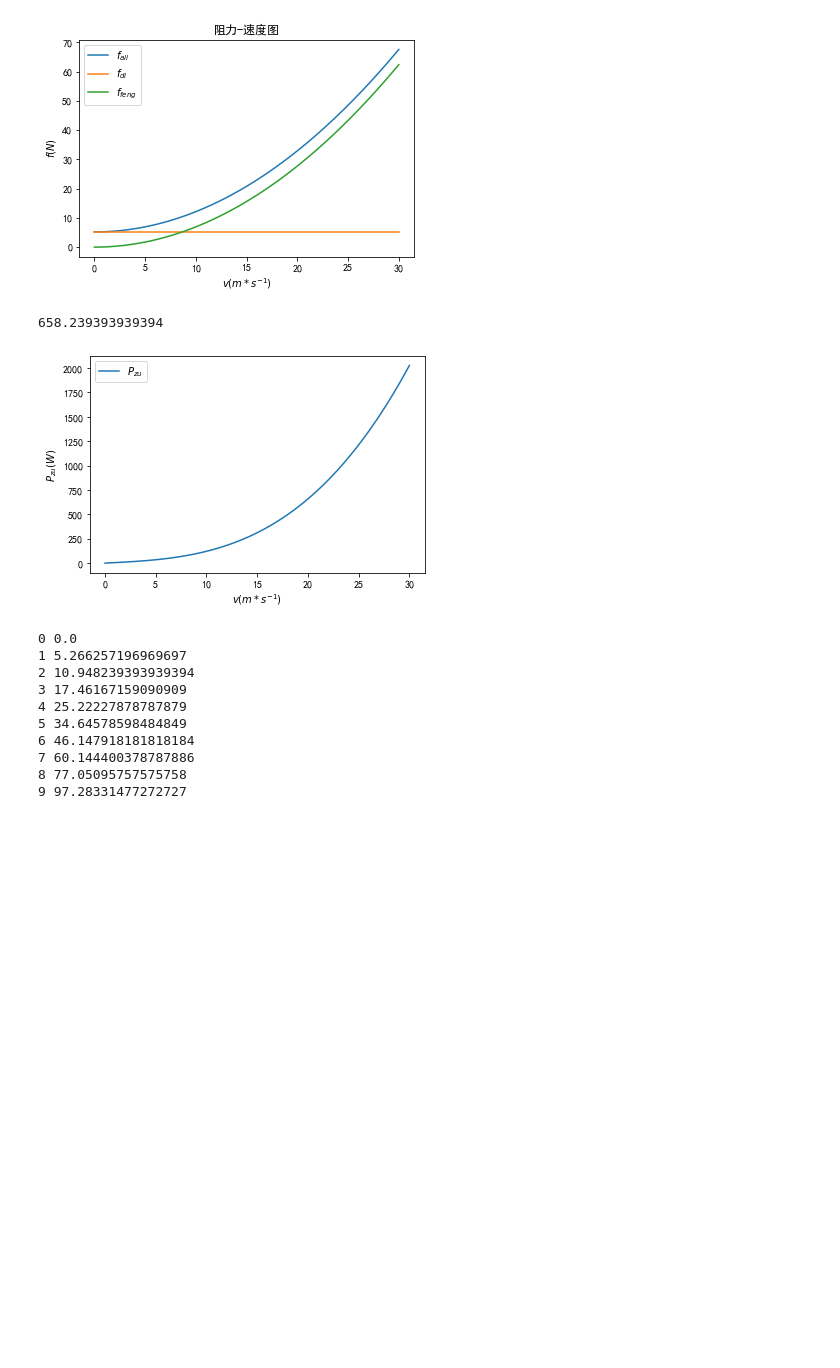
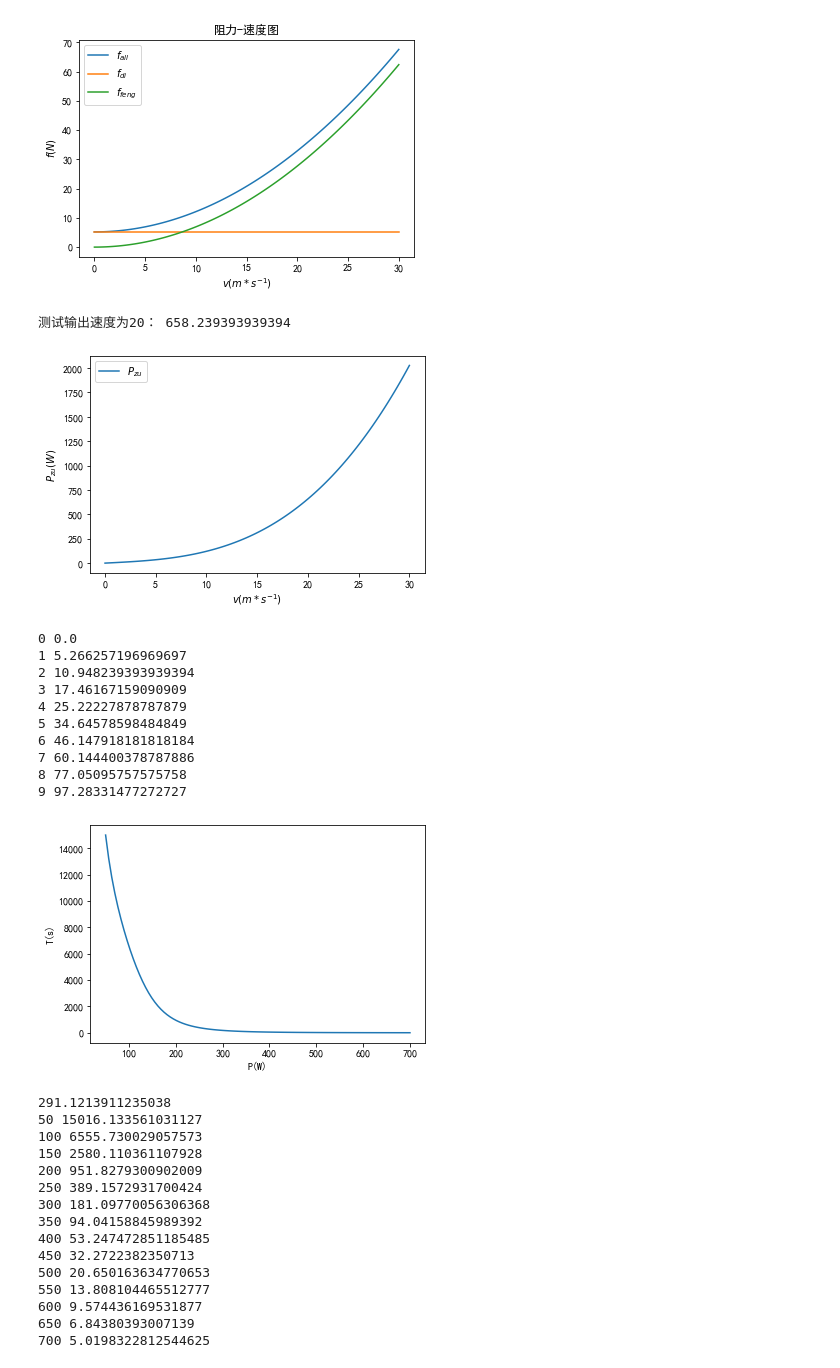
Before and after one commit to weiyongsen/2022model, a Jupyter notebook: data.ipynb, the cells around one changed output. Cells and saved outputs as stored; diff of their text form; code cells hidden in the pictures; blank space fills up the shorter version.

```diff
--- a/data.ipynb
+++ b/data.ipynb
@@ -46,7 +47,7 @@ plt.show()
 [figure]
 # %%
 # 测试输出
-print(20*(f2(20)+y1))
+print("测试输出速度为20：",20*(f2(20)+y1))
 
 plt.figure(2)
 P_zu = y * x
@@ -59,7 +60,7 @@ plt.show()
 for i in range(10):
     print(i, i*(f2(i)+y1))
 # %% [output]
-658.239393939394
+测试输出速度为20： 658.239393939394
 [figure]
 0 0.0
 1 5.266257196969697
@@ -71,11 +72,45 @@ for i in range(10):
 7 60.144400378787886
 8 77.05095757575758
 9 97.28331477272727
-# %%
-# 刻画人的功率-耐力曲线    T-P曲线
-##
-def sigma2(P, v):       # P是人体功率， v是当前速度
-    if P < sigma1:
-        return 0
-    else:
-        return P - sigma1
+# %%
+# 刻画人的功率-耐力曲线    T-P曲线
+W_max = 2403.5e3  # 最大的功率
+alpha = 0.1   # 一个比率
+
+def sigma2(P):       # P是人体功率， v是当前速度
+    if P < sigma1:
+        return 0
+    else:
+        return P - sigma1
+
+def T(P):
+    return W_max / ( (2.38969595e-06*(P-42)**3+3.2) *P)
+
+p = np.linspace(50,700,100)
+t = T(p)
+plt.plot(p,t)
+plt.xlabel("P(W)")
+plt.ylabel("T(s)")
+plt.show()
+
+print(T(43)/60)
+for i in range(50,701):
+    if i % 50 == 0:
+        print(i,T(i))
+# %% [output]
+[figure, added]
+291.1213911235038
+50 15016.133561031127
+100 6555.730029057573
+150 2580.110361107928
+200 951.8279300902009
+250 389.1572931700424
+300 181.09770056306368
+350 94.04158845989392
+400 53.247472851185485
+450 32.2722382350713
+500 20.650163634770653
+550 13.808104465512777
+600 9.574436169531877
+650 6.84380393007139
+700 5.0198322812544625
```
Also changed, not shown: parts of 1 cell of this notebook.
